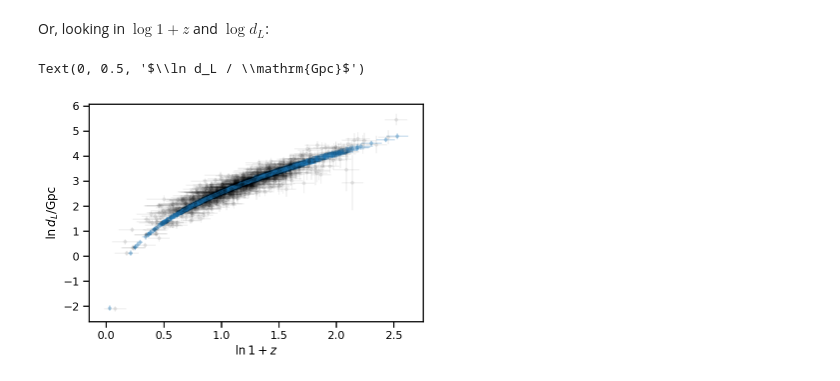
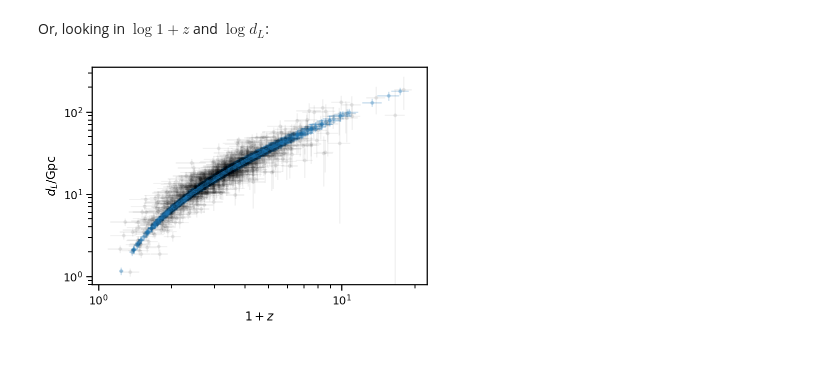
Before and after one commit to farr/PymcCosmology, a Jupyter notebook: notebooks/examples.ipynb, the cells around one changed output. Cells and saved outputs as stored; diff of their text form; code cells hidden in the pictures.

```diff
--- a/notebooks/examples.ipynb
+++ b/notebooks/examples.ipynb
@@ -270,11 +261,12 @@ Or, looking in $\log 1 + z$ and $\log d_L$:
 # %%
 z = post.z
 d = post.dL
 dim = ['chain', 'draw']
-errorbar(log1p(z.mean(dim=dim)), log(d.mean(dim=dim)), xerr=z.std(dim=dim)/(1+z.mean(dim=dim)), yerr=d.std(dim=dim)/d.mean(dim=dim), fmt='.', alpha=0.2, label='Posterior')
-errorbar(log1p(zo), log(do), xerr=sigma_z/(1+zo), yerr=sigma_d/do, fmt='.', color='k', alpha=0.05, label='Observations')
-xlabel(r'$\ln 1 + z$')
-ylabel(r'$\ln d_L / \mathrm{Gpc}$')
+errorbar(1+z.mean(dim=dim), d.mean(dim=dim), xerr=z.std(dim=dim), yerr=d.std(dim=dim), fmt='.', alpha=0.2, label='Posterior')
+errorbar(1 + zo, do, xerr=sigma_z, yerr=sigma_d, fmt='.', color='k', alpha=0.05, label='Observations')
+xlabel(r'$1 + z$')
+ylabel(r'$d_L / \mathrm{Gpc}$')
+xscale('log')
+yscale('log')
 # %% [output]
-Text(0, 0.5, '$\\ln d_L / \\mathrm{Gpc}$')
-[figure, old version]
+[figure, new version]
```
Also changed, not shown: parts of 13 cells of this notebook.
